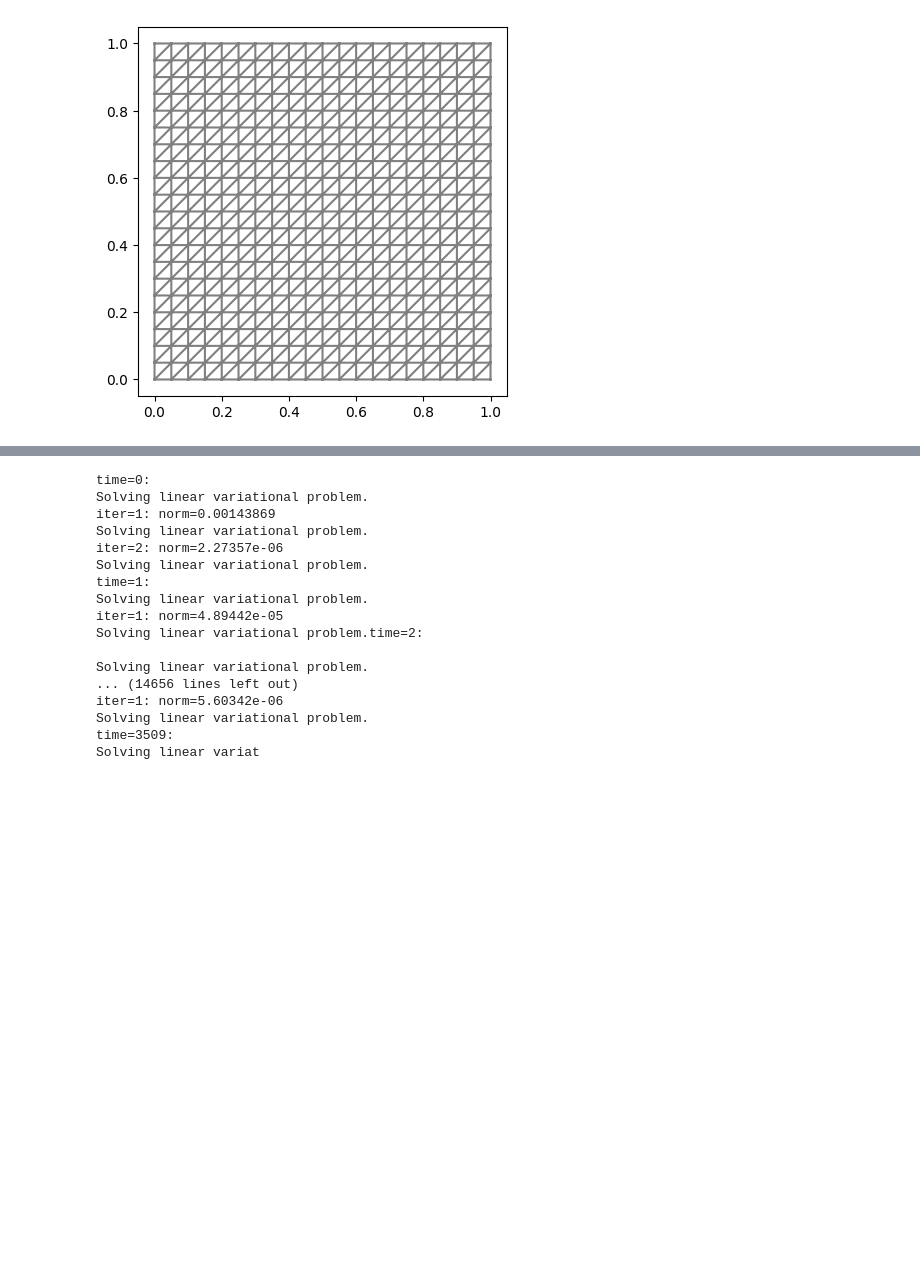
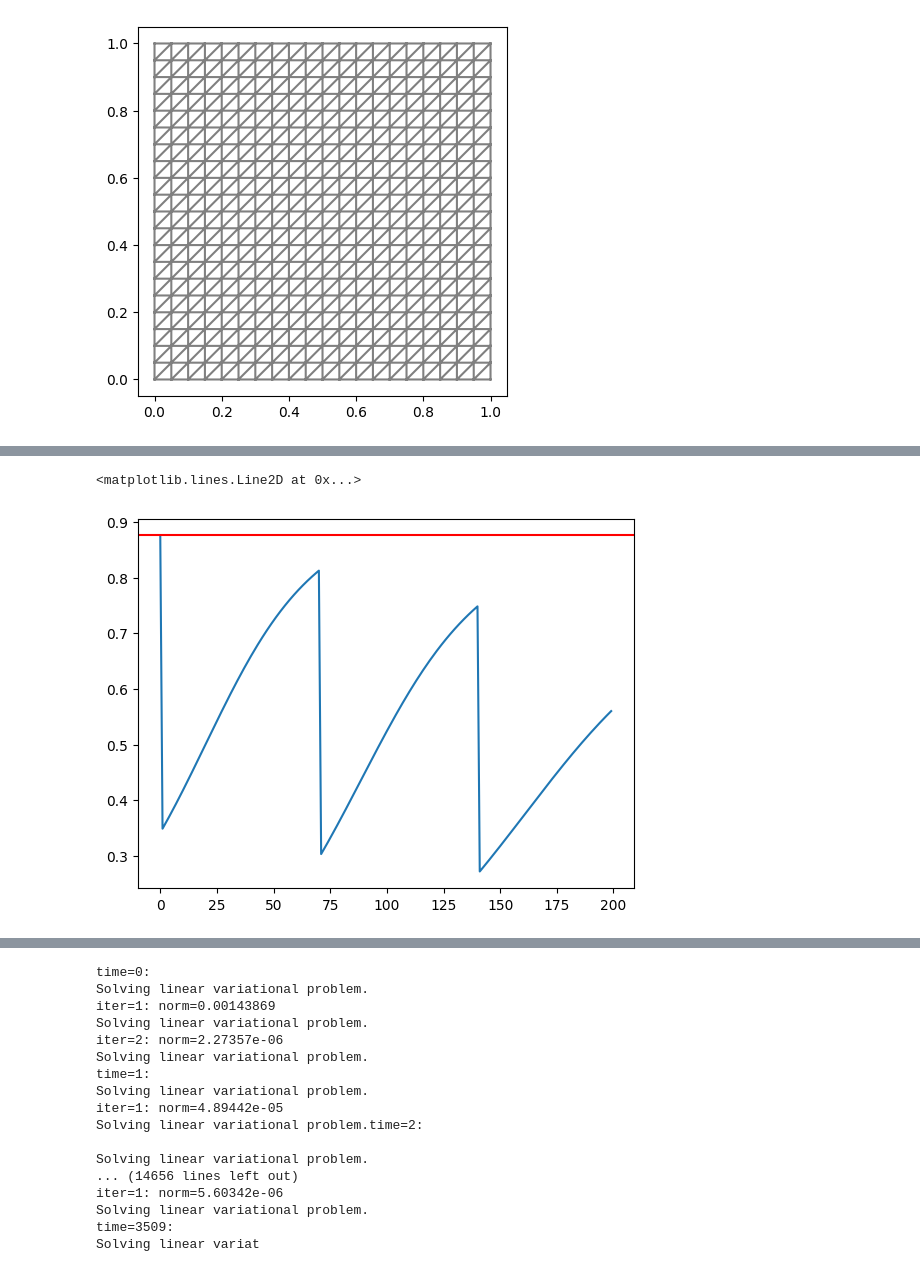
Before and after one commit to saragazzoni/Master_Thesis, a Jupyter notebook: Code/model.ipynb, the cells around one changed output, grey strips where cells are left out. Saved outputs shown, nothing was run; the diff lists cells and outputs as text; code cells hidden in the pictures; blank space fills up the shorter version.

```diff
--- a/Code/model.ipynb
+++ b/Code/model.ipynb
@@ -49,0 +57,13 @@ plot(mesh)
+# %%
+# test RT
+m0 = 0.876
+dt = 0.1
+T = 20
+save_interval = 10
+times = [0,7/dt,14/dt,21/dt,28/dt]
+doses = 10*np.ones_like(times)
+nfile = XDMFFile('solutions/nRT.xdmf')
+cfile = XDMFFile('solutions/cRT.xdmf')
+V = FunctionSpace(mesh,"P",2)
+
+n_vect,c_vect,mass = f.solver(mesh,V,m0,dt,T,save_interval,times,doses,nfile,cfile)
@@ -49,0 +88,6 @@ plot(mesh)
+# %%
+plt.plot(mass)
+plt.axhline(m0,color='r')
+# %% [output]
+<matplotlib.lines.Line2D at 0x...>
+[figure, added]
```
Also changed, not shown: parts of 5 cells of this notebook, 5 other files.
